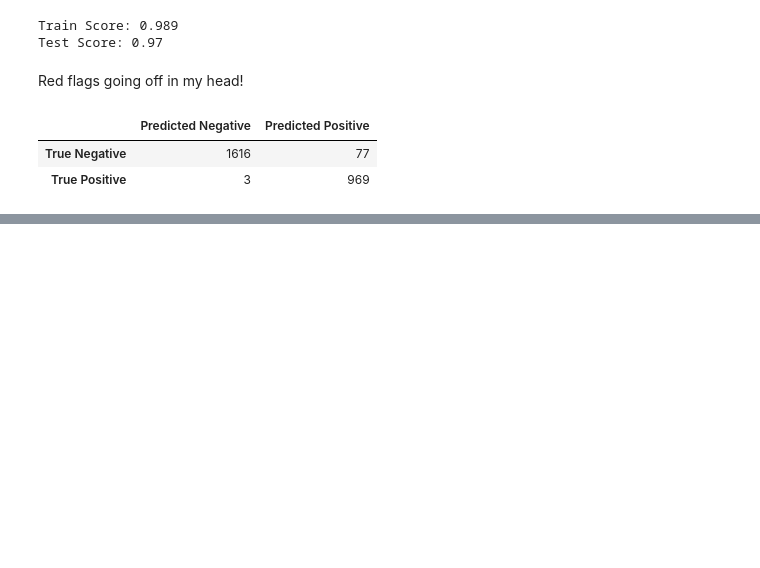
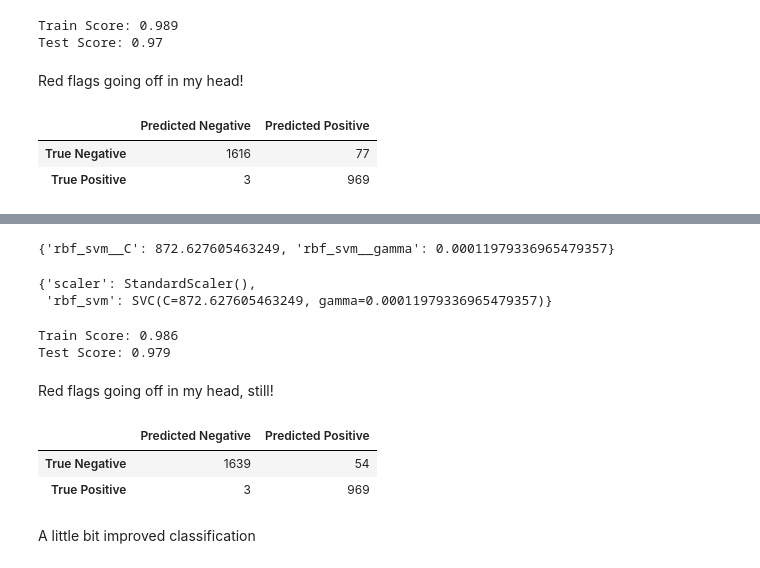
Before and after one commit to LukeMoraglia/ML_algorithms, a Jupyter notebook: SVM.ipynb, the cells around one changed output, grey strips where cells are left out. Drawn from its saved outputs; the diff is of its cells as text; code cells hidden in the pictures; blank space fills up the shorter version.

```diff
--- a/SVM.ipynb
+++ b/SVM.ipynb
@@ -98,5 +135,7 @@ Name: Occupancy, dtype: int64
 # %%
-baseline_pipe = make_pipeline(StandardScaler(), SVC())
+# create pipeline with a scaler
+steps = [('scaler', StandardScaler()), ('rbf_svm', SVC())]
+baseline_pipe = Pipeline(steps)
 # %%
 baseline_pipe.fit(X_train, y_train)
 # %% [output]
@@ -120,0 +162,18 @@ cm = cust_func.nice_conf_mat(y_test,
+# %%
+%%time
+# https://stackoverflow.com/questions/28178763/sklearn-use-pipeline-in-a-randomizedsearchcv
+
+param_dist = {
+          'rbf_svm__C': loguniform(1e-1, 1e3),
+          'rbf_svm__gamma': loguniform(1e-4, 1e-2)
+}
+
+steps = [('scaler', StandardScaler()), ('rbf_svm', SVC())]
+search_pipe = Pipeline(steps)
+
+# do search
+search = RandomizedSearchCV(search_pipe,
+                            param_distributions=param_dist,
+                            n_iter=50,
+                            verbose=2)
+search.fit(X_train, y_train)
@@ -120,0 +204,29 @@ cm = cust_func.nice_conf_mat(y_test,
+# %%
+search_pipe = search.best_estimator_
+search.best_params_
+# %% [output]
+{'rbf_svm__C': 872.627605463249, 'rbf_svm__gamma': 0.00011979336965479357}
+# %%
+search_pipe.named_steps
+# %% [output]
+{'scaler': StandardScaler(),
+ 'rbf_svm': SVC(C=872.627605463249, gamma=0.00011979336965479357)}
+# %%
+train_score = search_pipe.score(X_train, y_train)
+test_score = search_pipe.score(X_test, y_test)
+print(f"Train Score: {round(train_score, 3)}")
+print(f"Test Score: {round(test_score, 3)}")
+# %% [output]
+Train Score: 0.986
+Test Score: 0.979
+# %% [markdown]
+Red flags going off in my head, still!
+# %%
+cm = cust_func.nice_conf_mat(y_test,
+                         search_pipe.predict(X_test))
+# %% [output]
+|  | Predicted Negative | Predicted Positive |
+| True Negative | 1639 | 54 |
+| True Positive | 3 | 969 |
+# %% [markdown]
+A little bit improved classification
```
Also changed, not shown: parts of 18 cells of this notebook, 1 other file.
